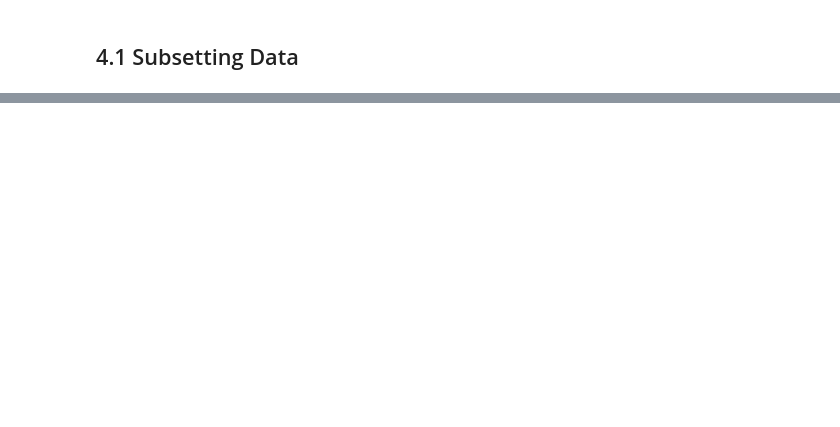
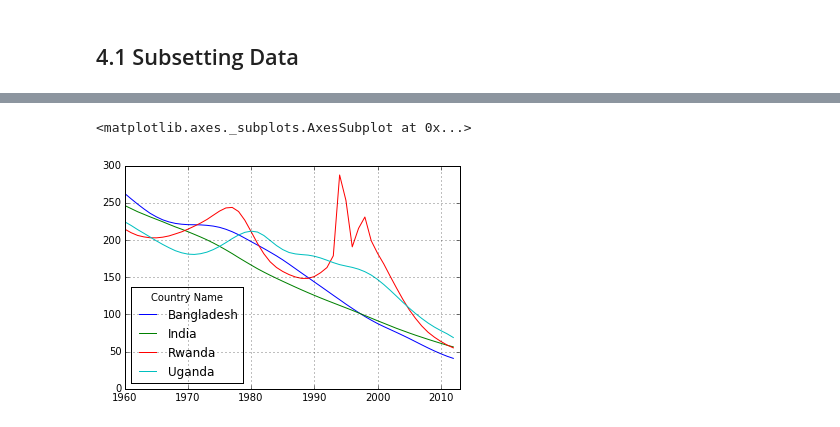
Before and after one commit to r-handsfield/datasciencepython, a Jupyter notebook: pandas_tutorials/2-3_subsetting_data.ipynb, the cells around one changed output, grey strips where cells are left out. Drawn from its saved outputs; the diff is of its cells as text; code cells hidden in the pictures; blank space fills up the shorter version.

Commit message:
Completes 2-3_subsetting_data

```diff
--- a/pandas_tutorials/2-3_subsetting_data.ipynb
+++ b/pandas_tutorials/2-3_subsetting_data.ipynb
@@ -4,0 +77,7 @@ import pandas
+# %%
+# load the data set
+url = 'https://raw.github.com/alfredessa/pdacookbook/master/data/mortality.csv'
+
+m = pandas.read_csv(url)
+
+m.head()
@@ -4,0 +92,6 @@ import pandas
+# %%
+# set index
+
+m = m.set_index('Country Name')
+
+m.head()
@@ -4,0 +107,5 @@ import pandas
+# %%
+# transpose
+t = m.T
+
+t.head()
@@ -4,0 +120,6 @@ import pandas
+# %%
+# subset 4 countries
+
+comparison = t[ ['Bangladesh','India','Rwanda', 'Uganda'] ]
+
+comparison.tail()
@@ -4,0 +133,7 @@ import pandas
+# %%
+# plot mortalities
+
+comparison.plot()
+# %% [output]
+<matplotlib.axes._subplots.AxesSubplot at 0x...>
+[figure, added]
```
Also changed, not shown: parts of 19 cells of this notebook, 1 other file.
